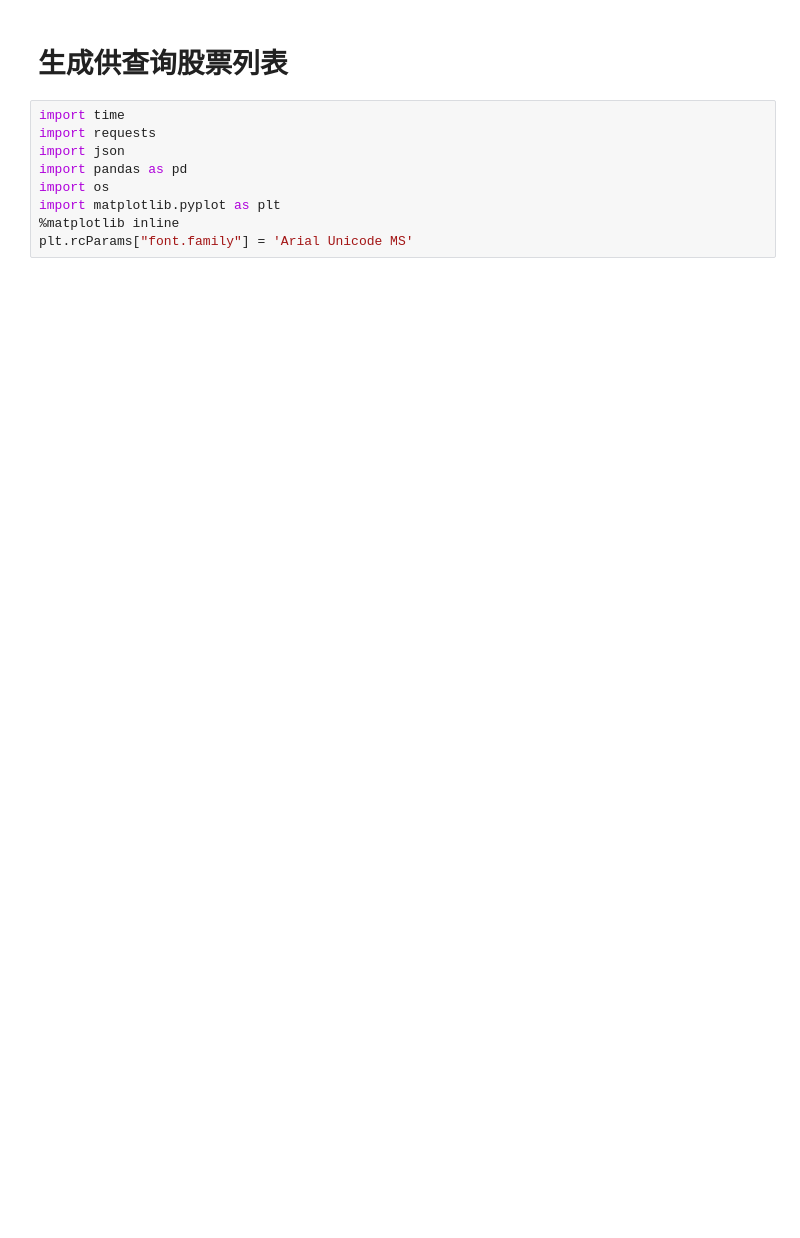
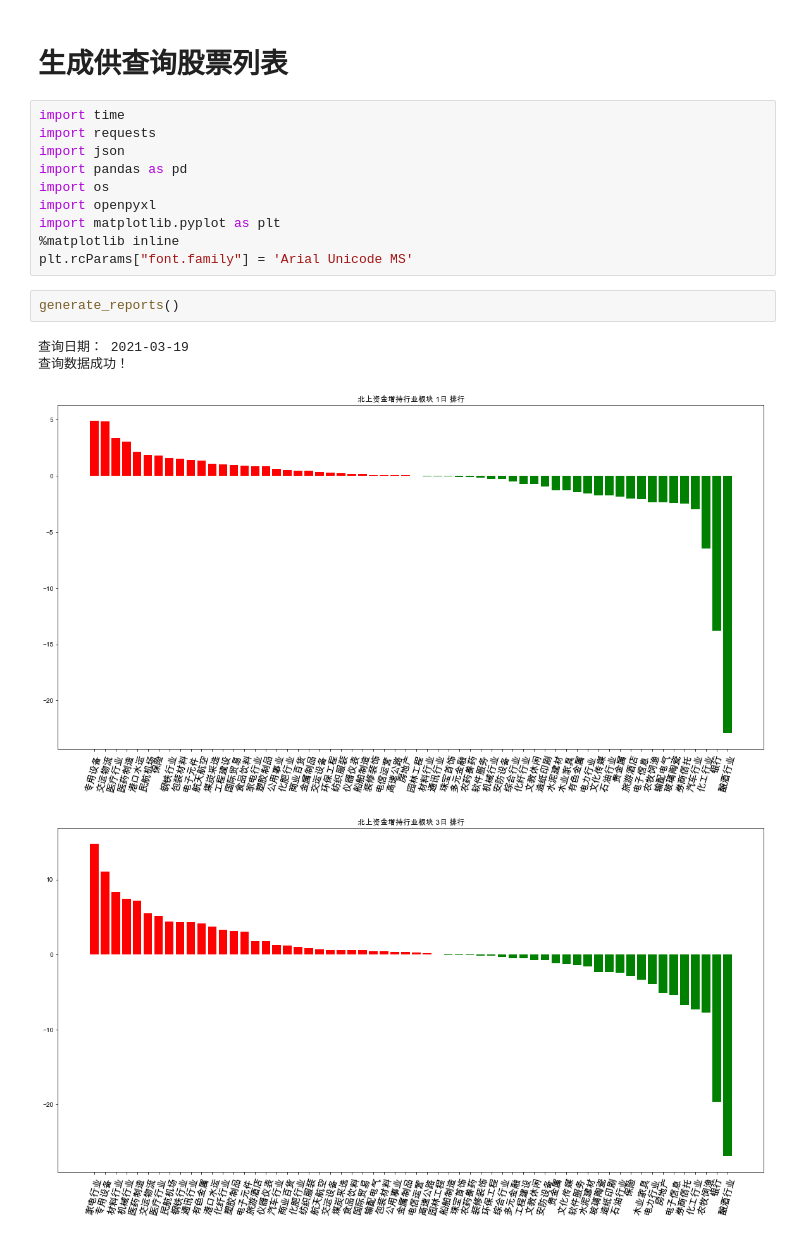
Before and after one commit to lllhhh/NorthSniper, a Jupyter notebook: north_daily.ipynb, the cells around one changed output. Cells and saved outputs as stored; diff of their text form; blank space fills up the shorter version.

```diff
--- a/north_daily.ipynb
+++ b/north_daily.ipynb
@@ -6,6 +6,14 @@ import requests
 import json
 import pandas as pd
 import os
+import openpyxl
 import matplotlib.pyplot as plt
 %matplotlib inline
 plt.rcParams["font.family"] = 'Arial Unicode MS'
+# %%
+generate_reports()
+# %% [output]
+查询日期： 2021-03-19
+查询数据成功！
+[figure, added]
+[figure, added]
```
Also changed, not shown: parts of 14 cells of this notebook, 9 other files.
